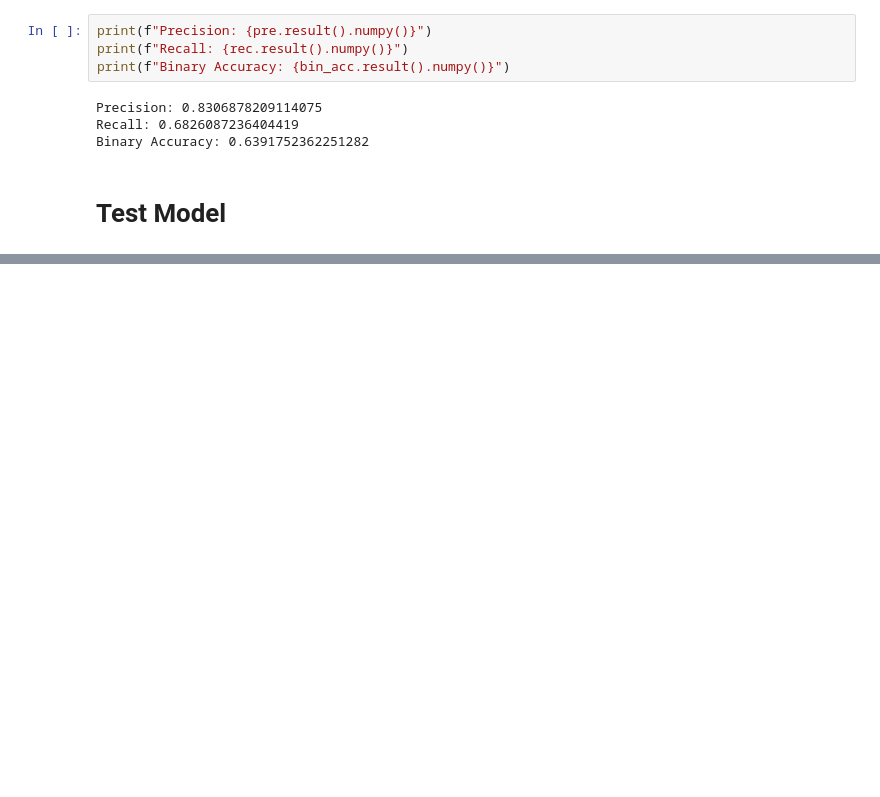
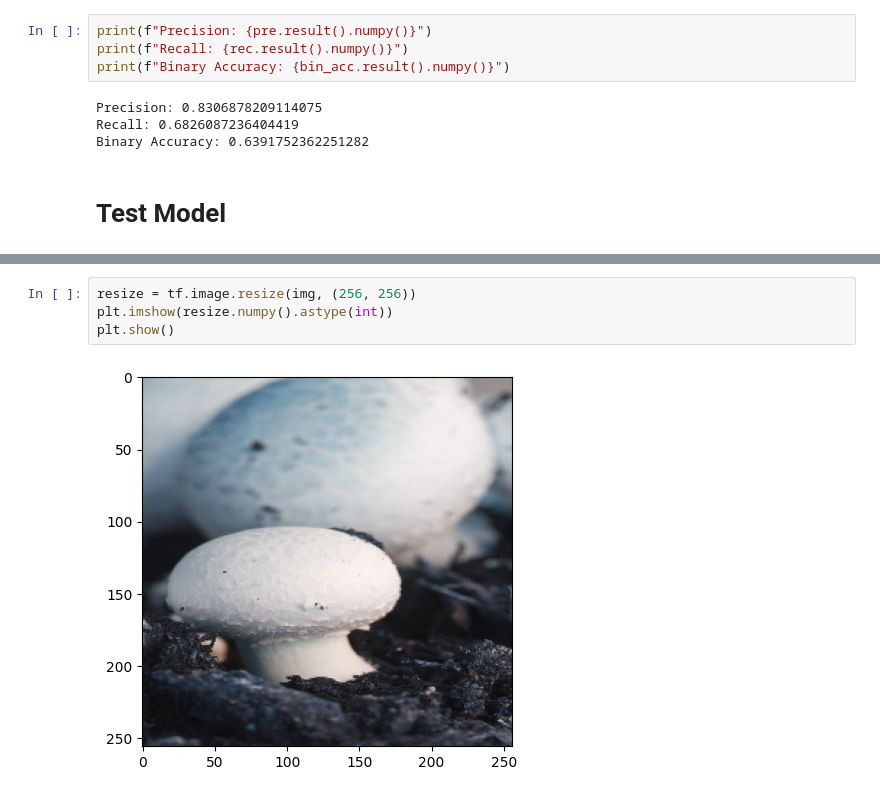
Before and after one commit to KINYENJE/Edible-vs-Poisonous-Mushroom-Classificarion, a Jupyter notebook: img_class_vscode.ipynb, the cells around one changed output, grey strips where cells are left out. Drawn from its saved outputs; the diff is of its cells as text; blank space fills up the shorter version.

```diff
--- a/img_class_vscode.ipynb
+++ b/img_class_vscode.ipynb
@@ -414,0 +417,6 @@ plt.show()
+# %%
+resize = tf.image.resize(img, (256, 256))
+plt.imshow(resize.numpy().astype(int))
+plt.show()
+# %% [output]
+[figure, added]
```
Also changed, not shown: parts of 4 cells of this notebook.
